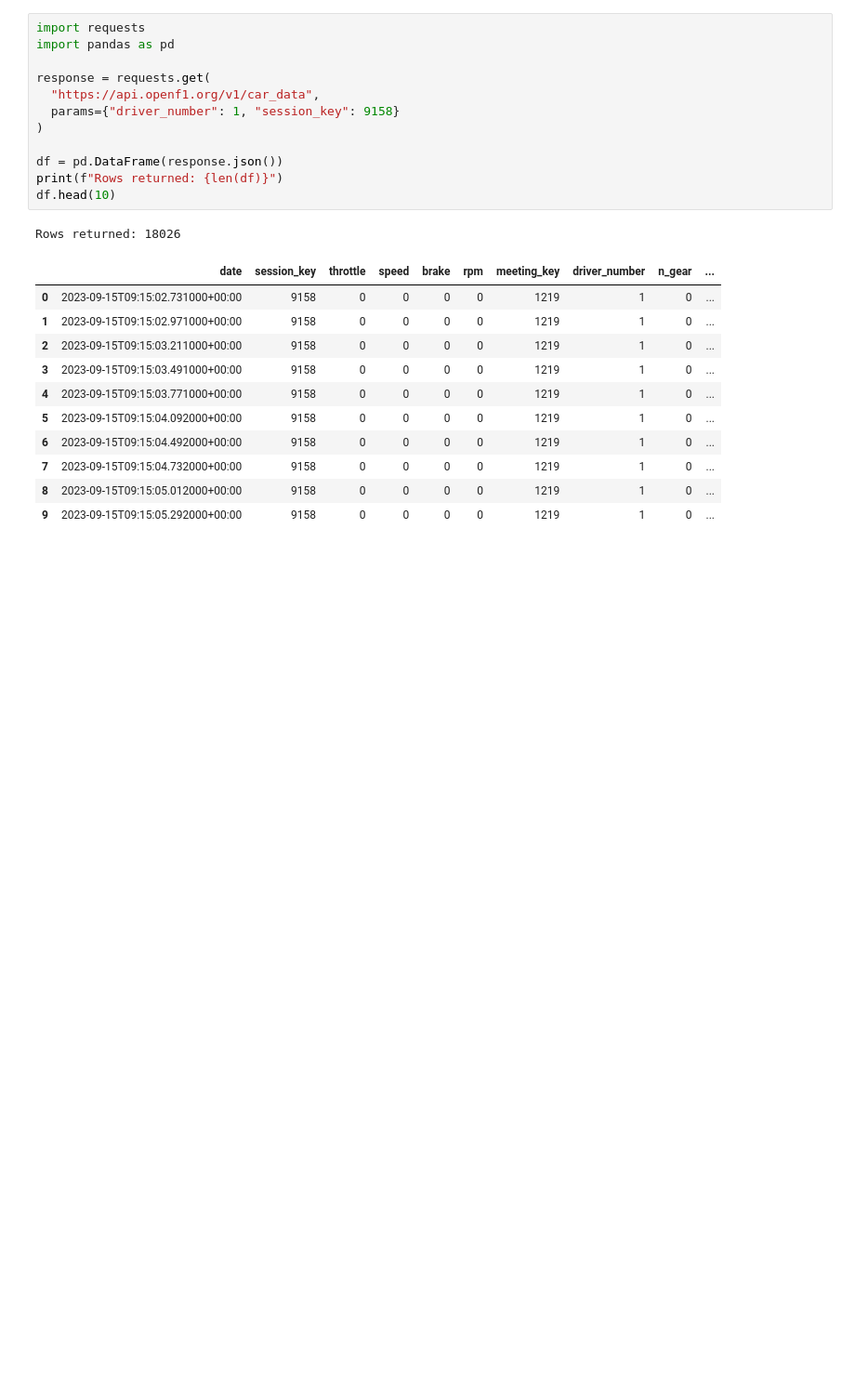
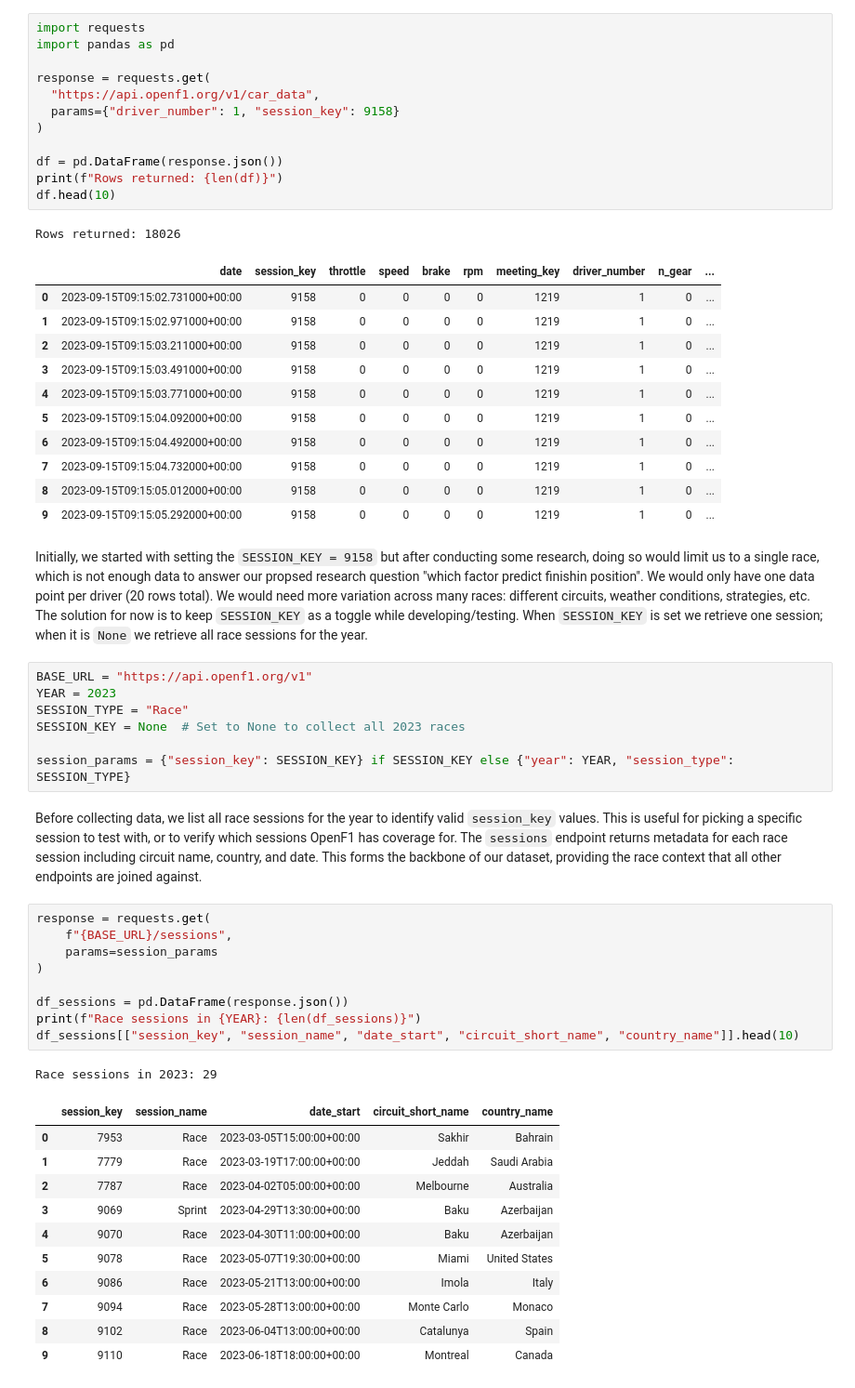
Before and after one commit to minhmgnvo/dsci511-group-assignment, a Jupyter notebook: project/final.ipynb, the cells around one changed output. Shown at 93% size. Cells and saved outputs as stored; diff of their text form; blank space fills up the shorter version.

```diff
--- a/project/final.ipynb
+++ b/project/final.ipynb
@@ -23,3 +43,37 @@ Rows returned: 18026
 | 7 | 2023-09-15T09:15:04.732000+00:00 | 9158 | 0 | 0 | 0 | 0 | 1219 | 1 | 0 | ... |
 | 8 | 2023-09-15T09:15:05.012000+00:00 | 9158 | 0 | 0 | 0 | 0 | 1219 | 1 | 0 | ... |
 | 9 | 2023-09-15T09:15:05.292000+00:00 | 9158 | 0 | 0 | 0 | 0 | 1219 | 1 | 0 | ... |
+# %% [markdown]
+Initially, we started with setting the `SESSION_KEY = 9158` but after conducting some research, doing so would limit us to a single race, which is not enough data to answer our propsed research question "which factor predict finishin position". We would only have one data point per driver (20 rows total). We would need more variation across many races: different circuits, weather conditions, strategies, etc. The solution for now is to keep `SESSION_KEY` as a toggle while developing/testing. When `SESSION_KEY` is set we retrieve one session; when it is `None` we retrieve all race sessions for the year.
+# %%
+BASE_URL = "https://api.openf1.org/v1"
+YEAR = 2023
+SESSION_TYPE = "Race"
+SESSION_KEY = None  # Set to None to collect all 2023 races
+
+session_params = {"session_key": SESSION_KEY} if SESSION_KEY else {"year": YEAR, "session_type": SESSION_TYPE}
+# %% [markdown]
+Before collecting data, we list all race sessions for the year to identify valid `session_key` values. This is useful for picking a specific session to test with, or to verify which sessions OpenF1 has coverage for.
+The `sessions` endpoint returns metadata for each race session including circuit name, country, and date. This forms the backbone of our dataset, providing the race context that all other endpoints are joined against.
+# %%
+response = requests.get(
+    f"{BASE_URL}/sessions",
+    params=session_params
+)
+
+df_sessions = pd.DataFrame(response.json())
+print(f"Race sessions in {YEAR}: {len(df_sessions)}")
+df_sessions[["session_key", "session_name", "date_start", "circuit_short_name", "country_name"]].head(10)
+# %% [output]
+Race sessions in 2023: 29
+|  | session_key | session_name | date_start | circuit_short_name | country_name |
+| 0 | 7953 | Race | 2023-03-05T15:00:00+00:00 | Sakhir | Bahrain |
+| 1 | 7779 | Race | 2023-03-19T17:00:00+00:00 | Jeddah | Saudi Arabia |
+| 2 | 7787 | Race | 2023-04-02T05:00:00+00:00 | Melbourne | Australia |
+| 3 | 9069 | Sprint | 2023-04-29T13:30:00+00:00 | Baku | Azerbaijan |
+| 4 | 9070 | Race | 2023-04-30T11:00:00+00:00 | Baku | Azerbaijan |
+| 5 | 9078 | Race | 2023-05-07T19:30:00+00:00 | Miami | United States |
+| 6 | 9086 | Race | 2023-05-21T13:00:00+00:00 | Imola | Italy |
+| 7 | 9094 | Race | 2023-05-28T13:00:00+00:00 | Monte Carlo | Monaco |
+| 8 | 9102 | Race | 2023-06-04T13:00:00+00:00 | Catalunya | Spain |
+| 9 | 9110 | Race | 2023-06-18T18:00:00+00:00 | Montreal | Canada |
```
Also changed, not shown: parts of 17 cells of this notebook.
